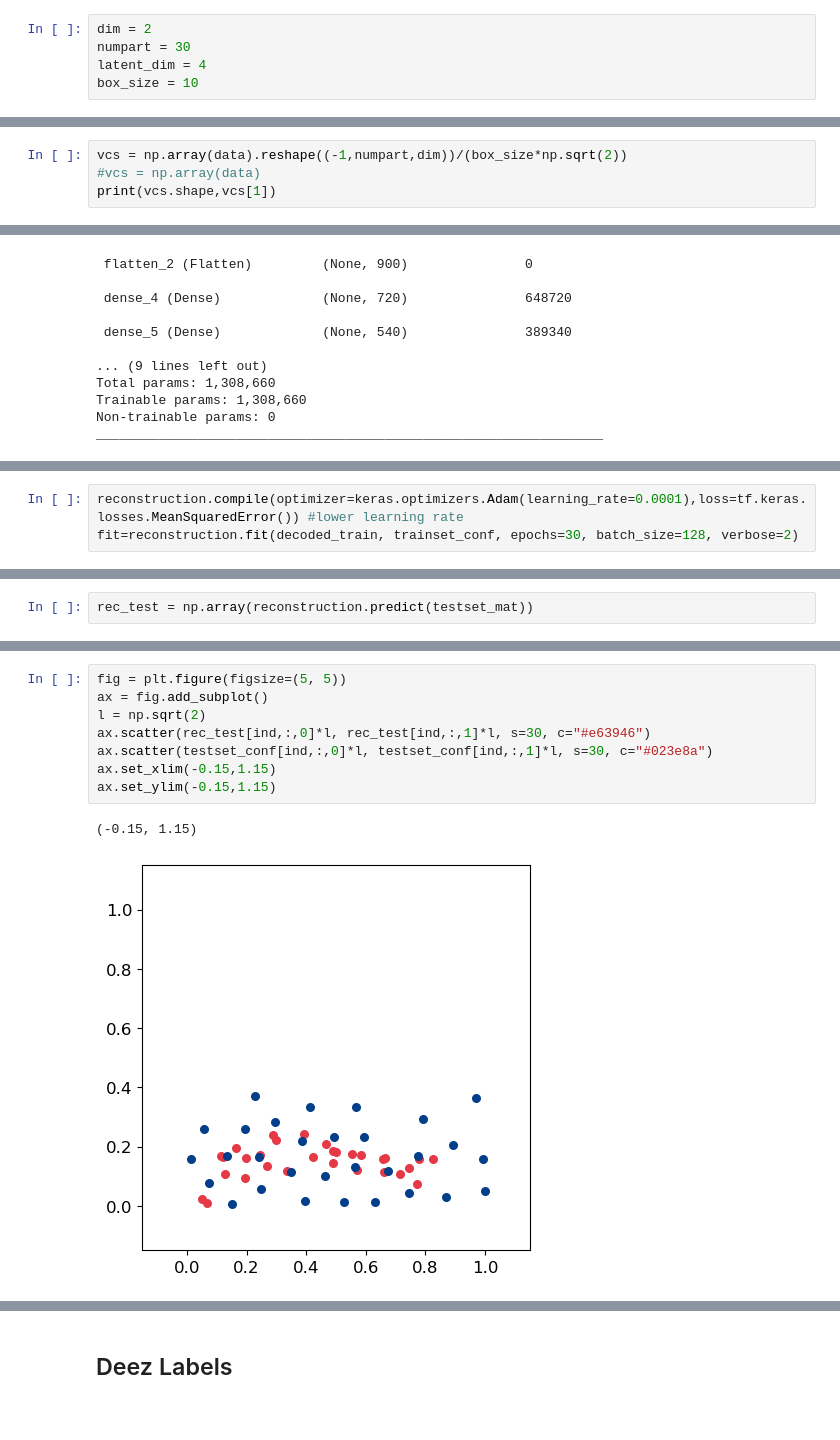
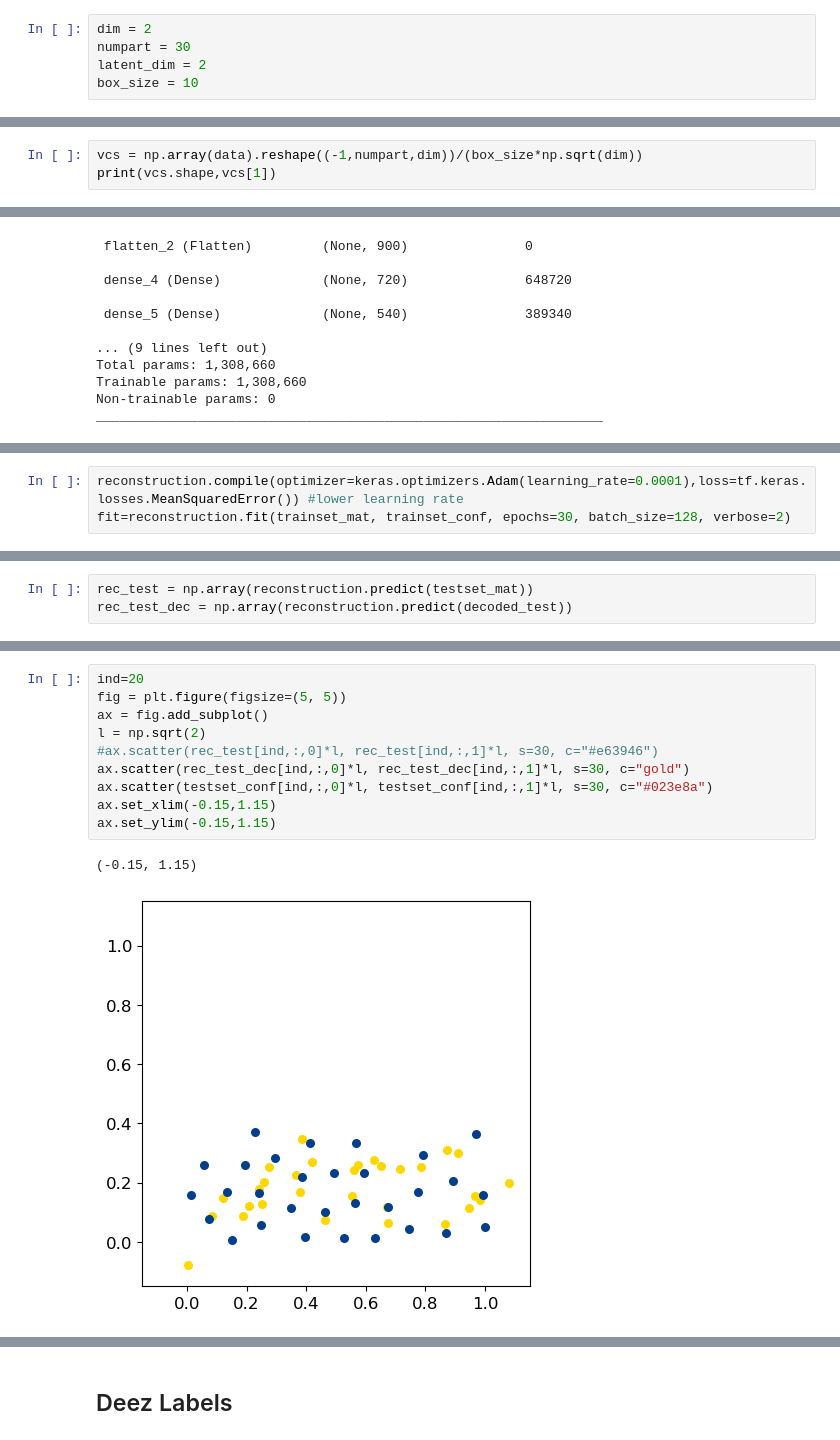
Before and after one commit to group9ine/variational-autoencoders, a Jupyter notebook: DistMatConv2D.ipynb, the cells around one changed output, grey strips where cells are left out. Cells and saved outputs as stored; diff of their text form.

```diff
--- a/DistMatConv2D.ipynb
+++ b/DistMatConv2D.ipynb
@@ -27,7 +27,7 @@ Define core features of the dataset
 # %%
 dim = 2
 numpart = 30
-latent_dim = 4
+latent_dim = 2
 box_size = 10
 # %% [markdown]
 Import and reshape data
@@ -51,8 +51,7 @@ print(data[1])
 # %% [output]
 [9.886406, 1.733028, 5.70476, 2.535296, 2.840124, 2.350916, 1.765133, 0.618148, 4.150855, 1.776409, 0.273838, 2.5205, 2.162391, 1.565633, 8.438227, 0.122682, 0.77619, 1.349542, 7.692682, 1.124421, 3.5 ...
 # %%
-vcs = np.array(data).reshape((-1,numpart,dim))/(box_size*np.sqrt(2))
-#vcs = np.array(data)
+vcs = np.array(data).reshape((-1,numpart,dim))/(box_size*np.sqrt(dim))
 print(vcs.shape,vcs[1])
 # %% [output]
 (10000, 30, 2) [[0.69907447 0.12254359]
@@ -487,5 +458,5 @@ _________________________________________________________________
 # %%
 reconstruction.compile(optimizer=keras.optimizers.Adam(learning_rate=0.0001),loss=tf.keras.losses.MeanSquaredError()) #lower learning rate
-fit=reconstruction.fit(decoded_train, trainset_conf, epochs=30, batch_size=128, verbose=2)
+fit=reconstruction.fit(trainset_mat, trainset_conf, epochs=30, batch_size=128, verbose=2)
 # %% [output]
 Epoch 1/30
@@ -508,4 +479,5 @@ Epoch 30/30
 # %%
 rec_test = np.array(reconstruction.predict(testset_mat))
+rec_test_dec = np.array(reconstruction.predict(decoded_test))
 # %% [output]
 63/63 [==============================] - 0s 3ms/step
@@ -533,14 +506,16 @@ print(rec_test[1])
 # %%
+ind=20
 fig = plt.figure(figsize=(5, 5))
 ax = fig.add_subplot()
 l = np.sqrt(2)
-ax.scatter(rec_test[ind,:,0]*l, rec_test[ind,:,1]*l, s=30, c="#e63946")
+#ax.scatter(rec_test[ind,:,0]*l, rec_test[ind,:,1]*l, s=30, c="#e63946")
+ax.scatter(rec_test_dec[ind,:,0]*l, rec_test_dec[ind,:,1]*l, s=30, c="gold")
 ax.scatter(testset_conf[ind,:,0]*l, testset_conf[ind,:,1]*l, s=30, c="#023e8a")
 ax.set_xlim(-0.15,1.15)
 ax.set_ylim(-0.15,1.15)
 # %% [output]
 (-0.15, 1.15)
-[figure, old version]
+[figure, new version]
 # %%
 from matplotlib.animation import FuncAnimation
 
```
Also changed, not shown: parts of 26 cells of this notebook.
